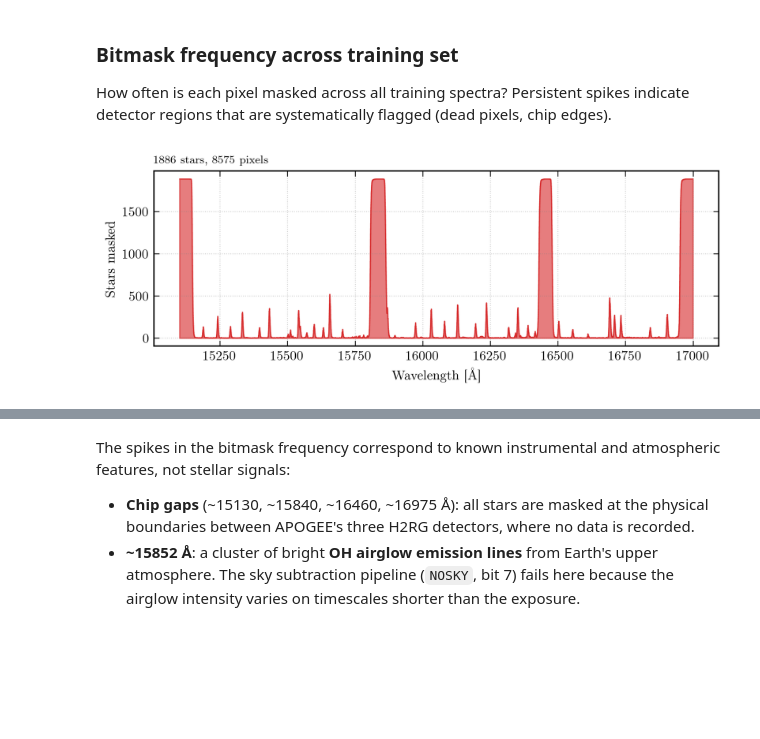
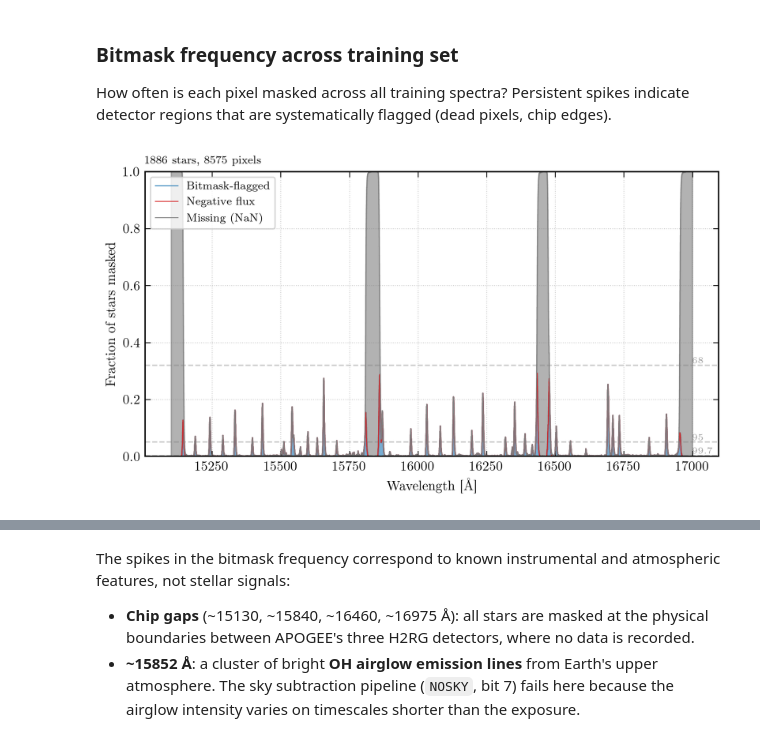
Before and after one commit to raw-asparagus/ay-128, a Jupyter notebook: labs/02/01-training-set.ipynb, the cells around one changed output, grey strips where cells are left out. Drawn from its saved outputs; the diff is of its cells as text; code cells hidden in the pictures; blank space fills up the shorter version.

```diff
--- a/labs/02/01-training-set.ipynb
+++ b/labs/02/01-training-set.ipynb
@@ -166,7 +166,13 @@ Stars downloaded: 1886
 
 How often is each pixel masked across all training spectra? Persistent spikes indicate detector regions that are systematically flagged (dead pixels, chip edges).
 # %%
-ax = plotters.plot_bitmask_frequency(spectra.wavelength, spectra.flux, spectra.error)
+from ugdatalab.models.apogee.spectra import _fetch_apstar_batch
+
+raw_spectra = _fetch_apstar_batch(training.data)
+flux_raw_all = np.array([s["flux"] for s in raw_spectra])
+bitmask_raw_all = np.array([s["bitmask"] for s in raw_spectra])
+
+ax = plotters.plot_bitmask_frequency(spectra.wavelength, flux_raw_all, bitmask_raw_all)
 plt.show()
 # %% [output]
-[figure, old version]
+[figure, new version]
```
Also changed, not shown: parts of 4 cells of this notebook, 24 other files.
